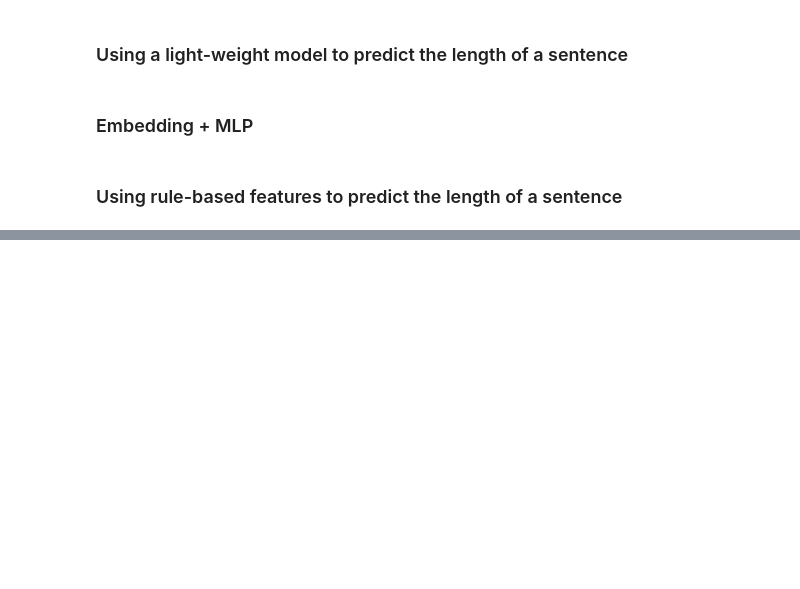
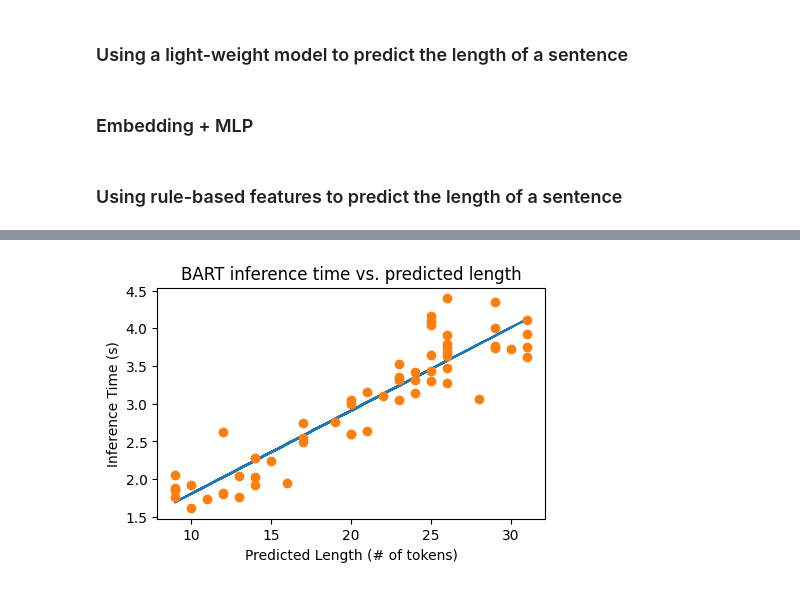
Before and after one commit to yul091/ASR_Uncertainty, a Jupyter notebook: notebooks/length_study.ipynb, the cells around one changed output, grey strips where cells are left out. Drawn from its saved outputs; the diff is of its cells as text; code cells hidden in the pictures; blank space fills up the shorter version.

```diff
--- a/notebooks/length_study.ipynb
+++ b/notebooks/length_study.ipynb
@@ -708,0 +711,14 @@ bart_df.head()
+# %%
+import ast
+def eval_list(x):
+    return ast.literal_eval(x)
+
+def get_output_length(refs: List[str]):
+    return [len(tokenizer.tokenize(ref)) for ref in refs]
+
+bart_df = pd.read_csv("../results/bart_BST_10.csv")
+bart_df['refs'] = bart_df['refs'].apply(eval_list)
+bart_df['ref_lens'] = bart_df['refs'].apply(get_output_length)
+bart_df['lw_ue'] = bart_df['lw_ue'].apply(lambda x: eval_list(x)[0])
+# bart_df['lw_ue'] = bart_df['lw_ue'].apply(lambda x: x[0])
+bart_df.head()
@@ -708,0 +732,13 @@ bart_df.head()
+# %%
+plt.figure(figsize=(5, 3))
+coefficients = np.polyfit(bart_df['pred_len'], bart_df['infer_time'], 1)
+p = np.poly1d(coefficients)
+plt.plot(bart_df['pred_len'], p(bart_df['pred_len']), '-', label='fit')
+plt.plot(bart_df['pred_len'], bart_df['infer_time'], 'o', label='infer vs pred')
+plt.xlabel('Predicted Length (# of tokens)')
+plt.ylabel('Inference Time (s)')
+plt.title('BART inference time vs. predicted length')
+plt.savefig('../figures/bart_infer_time.pdf', bbox_inches='tight')
+plt.show()
+# %% [output]
+[figure, added]
```
Also changed, not shown: parts of 9 cells of this notebook, 1 other file.
